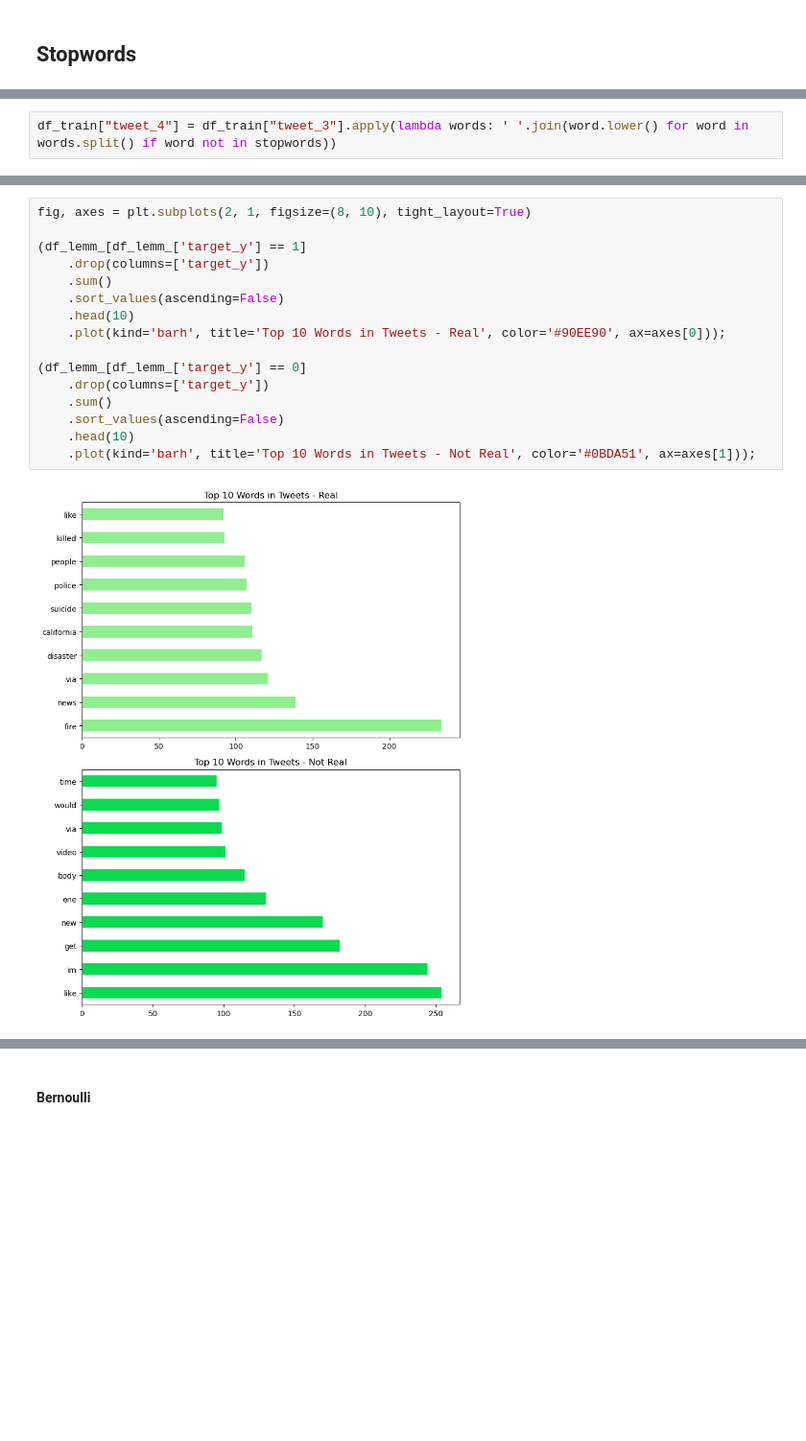
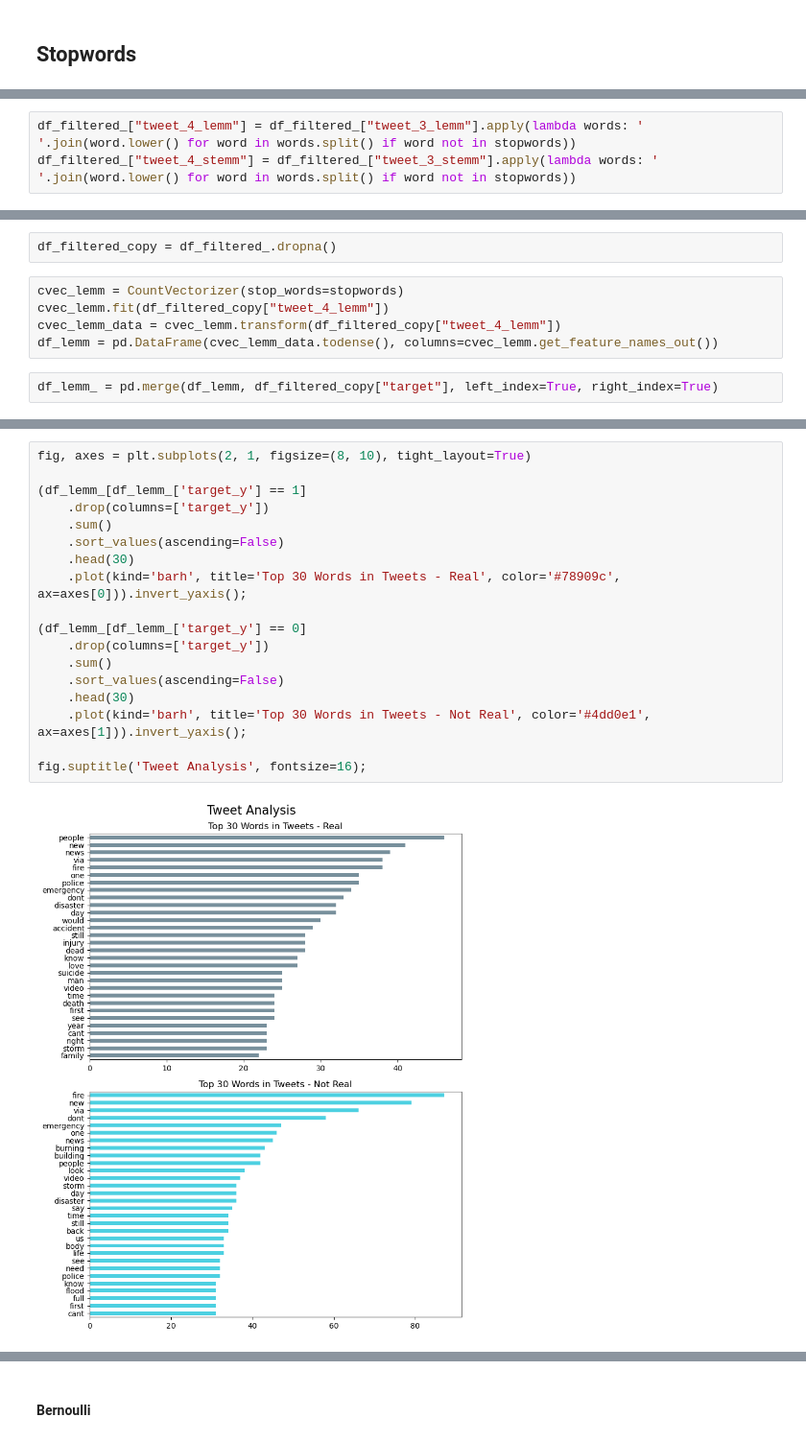
Before and after one commit to polinamin/disaster_recognition, a Jupyter notebook: Data_collection_Polina.ipynb, the cells around one changed output, grey strips where cells are left out. Shown at 96% size. Cells and saved outputs as stored; diff of their text form; blank space fills up the shorter version.

```diff
--- a/Data_collection_Polina.ipynb
+++ b/Data_collection_Polina.ipynb
@@ -490,2 +576,3 @@ df_train["tweet_3"] = [remove_emojis(x) for x in df_train["tweet_2"]]
 # %%
-df_train["tweet_4"] = df_train["tweet_3"].apply(lambda words: ' '.join(word.lower() for word in words.split() if word not in stopwords))
+df_filtered_["tweet_4_lemm"] = df_filtered_["tweet_3_lemm"].apply(lambda words: ' '.join(word.lower() for word in words.split() if word not in stopwords))
+df_filtered_["tweet_4_stemm"] = df_filtered_["tweet_3_stemm"].apply(lambda words: ' '.join(word.lower() for word in words.split() if word not in stopwords))
@@ -536,0 +599,9 @@ df_lemm_.drop(columns=["target_x"])
+# %%
+df_filtered_copy = df_filtered_.dropna()
+# %%
+cvec_lemm = CountVectorizer(stop_words=stopwords)
+cvec_lemm.fit(df_filtered_copy["tweet_4_lemm"])
+cvec_lemm_data = cvec_lemm.transform(df_filtered_copy["tweet_4_lemm"])
+df_lemm = pd.DataFrame(cvec_lemm_data.todense(), columns=cvec_lemm.get_feature_names_out())
+# %%
+df_lemm_ = pd.merge(df_lemm, df_filtered_copy["target"], left_index=True, right_index=True)
@@ -537,18 +658,20 @@ df_lemm_.drop(columns=["target_x"])
 # %%
 fig, axes = plt.subplots(2, 1, figsize=(8, 10), tight_layout=True)
 
 (df_lemm_[df_lemm_['target_y'] == 1]
     .drop(columns=['target_y'])
     .sum()
     .sort_values(ascending=False)
-    .head(10)
-    .plot(kind='barh', title='Top 10 Words in Tweets - Real', color='#90EE90', ax=axes[0]));
+    .head(30)
+    .plot(kind='barh', title='Top 30 Words in Tweets - Real', color='#78909c', ax=axes[0])).invert_yaxis();
 
 (df_lemm_[df_lemm_['target_y'] == 0]
     .drop(columns=['target_y'])
     .sum()
     .sort_values(ascending=False)
-    .head(10)
-    .plot(kind='barh', title='Top 10 Words in Tweets - Not Real', color='#0BDA51', ax=axes[1]));
+    .head(30)
+    .plot(kind='barh', title='Top 30 Words in Tweets - Not Real', color='#4dd0e1', ax=axes[1])).invert_yaxis();
+
+fig.suptitle('Tweet Analysis', fontsize=16);
 # %% [output]
-[figure, old version]
+[figure, new version]
```
Also changed, not shown: parts of 111 cells of this notebook.
